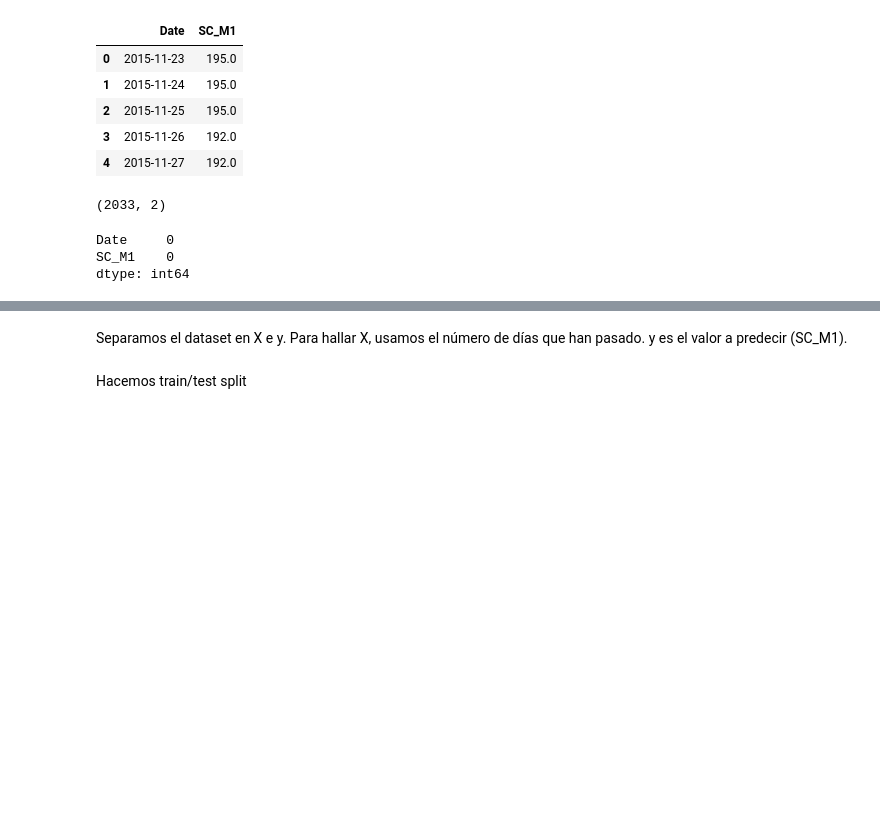
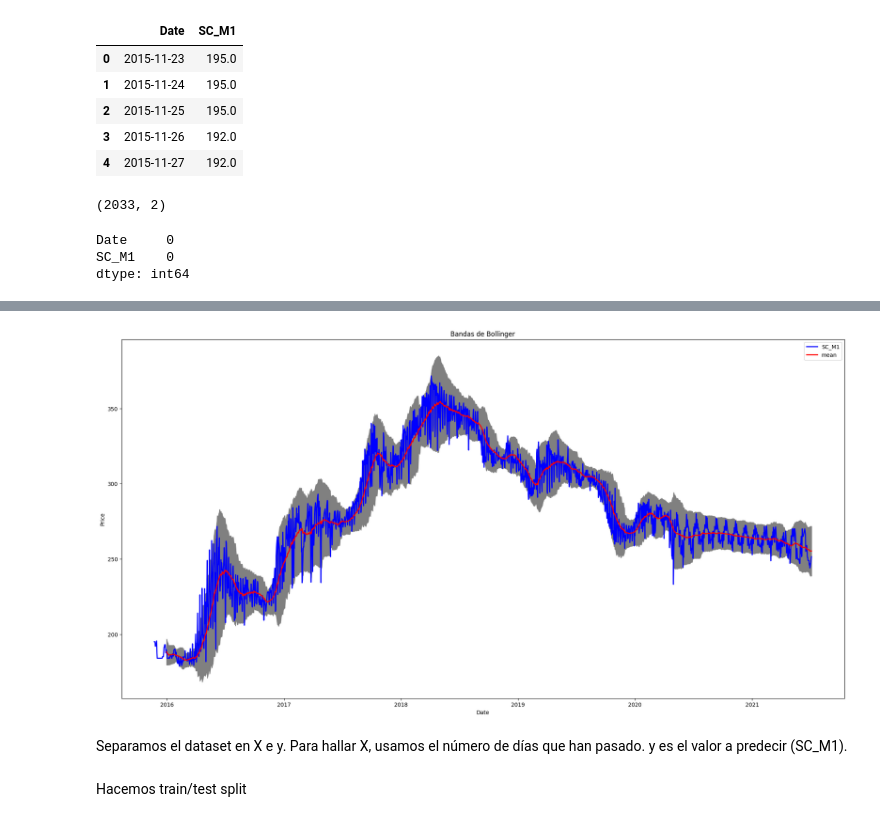
Before and after one commit to MateoPeri/steel-scrap-predictor, a Jupyter notebook: Steel Scrap Predictor.ipynb, the cells around one changed output, grey strips where cells are left out. Drawn from its saved outputs; the diff is of its cells as text; code cells hidden in the pictures; blank space fills up the shorter version.

```diff
--- a/Steel Scrap Predictor.ipynb
+++ b/Steel Scrap Predictor.ipynb
@@ -192,3 +208,21 @@ dtype: int64
+# %%
+fig = plt.figure(figsize=(24, 12))
+ax = fig.add_subplot()
+
+x_axis = simp_df['Date'].values
+
+ax.fill_between(x_axis, simp_df['upper'], simp_df['lower'], color='grey')
+
+ax.plot(x_axis, simp_df['SC_M1'], color='b', lw=2)
+ax.plot(x_axis, simp_df['mean'], color='r', lw=2)
+
+ax.set_title('Bandas de Bollinger')
+ax.set_xlabel('Date')
+ax.set_ylabel('Price')
+ax.legend(['SC_M1', 'mean'])
+plt.show()
+# %% [output]
+[figure, added]
 # %% [markdown]
 Separamos el dataset en X e y. Para hallar X, usamos el número de días que han pasado. y es el valor a predecir (SC_M1).
 # %%
```
Also changed, not shown: parts of 5 cells of this notebook.
